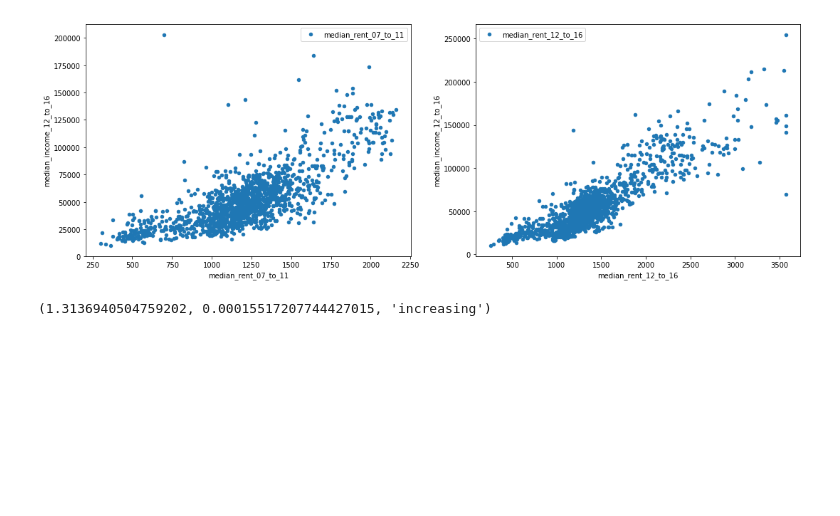
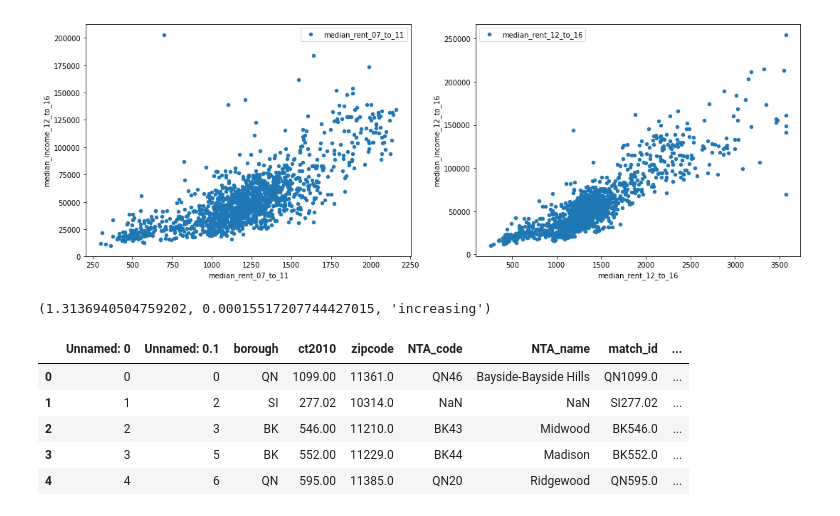
Before and after one commit to graceh3/mod_2_project, a Jupyter notebook: core_data_exploratory.ipynb, the cells around one changed output. Cells and saved outputs as stored; diff of their text form; code cells hidden in the pictures; blank space fills up the shorter version.

```diff
--- a/core_data_exploratory.ipynb
+++ b/core_data_exploratory.ipynb
@@ -527,3 +527,14 @@ plt.show()
 test
 # %% [output]
 (1.3136940504759202, 0.00015517207744427015, 'increasing')
+# %%
+df_key = pd.read_csv("df_key2.csv")
+# %%
+df_key.head()
+# %% [output]
+|  | Unnamed: 0 | Unnamed: 0.1 | borough | ct2010 | zipcode | NTA_code | NTA_name | match_id | ... |
+| 0 | 0 | 0 | QN | 1099.00 | 11361.0 | QN46 | Bayside-Bayside Hills | QN1099.0 | ... |
+| 1 | 1 | 2 | SI | 277.02 | 10314.0 | NaN | NaN | SI277.02 | ... |
+| 2 | 2 | 3 | BK | 546.00 | 11210.0 | BK43 | Midwood | BK546.0 | ... |
+| 3 | 3 | 5 | BK | 552.00 | 11229.0 | BK44 | Madison | BK552.0 | ... |
+| 4 | 4 | 6 | QN | 595.00 | 11385.0 | QN20 | Ridgewood | QN595.0 | ... |
```
Also changed, not shown: parts of 2 cells of this notebook.
